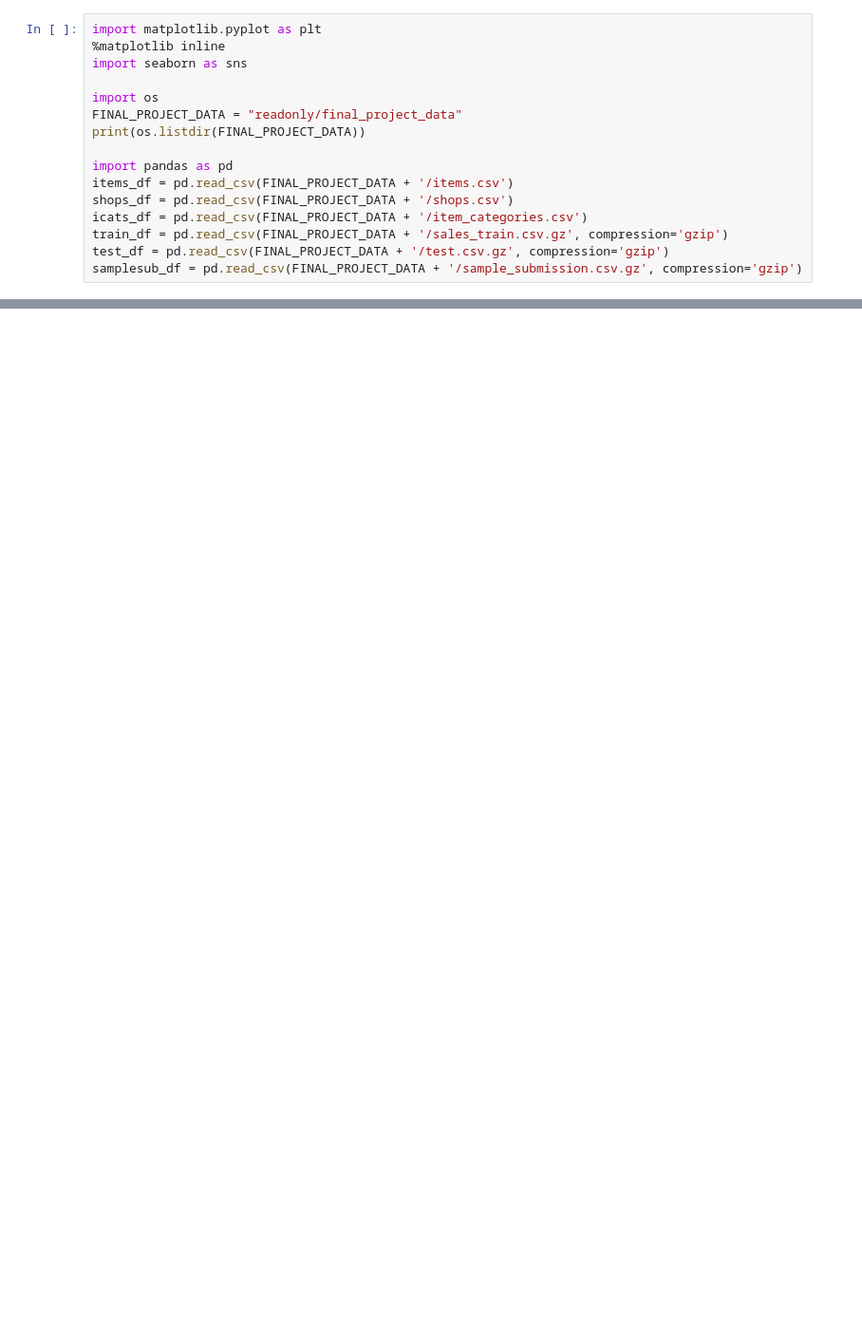
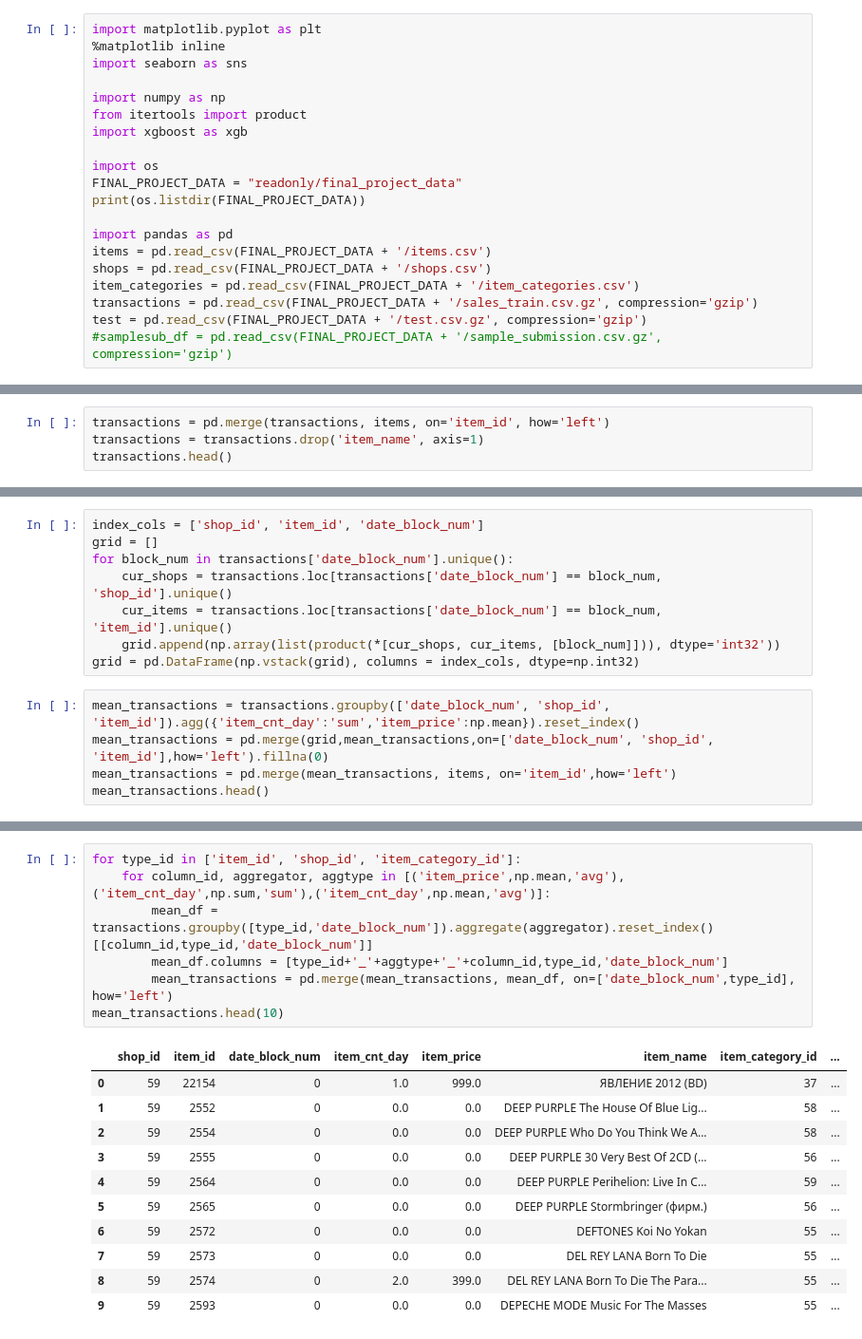
Before and after one commit to helloworld-2013/competitive-data-science, a Jupyter notebook: Final Project.ipynb, the cells around one changed output, grey strips where cells are left out. Shown: that part at 95% size. Drawn from its saved outputs; the diff is of its cells as text; blank space fills up the shorter version.

```diff
--- a/Final Project.ipynb
+++ b/Final Project.ipynb
@@ -2,16 +2,20 @@
 import matplotlib.pyplot as plt
 %matplotlib inline
 import seaborn as sns
+
+import numpy as np
+from itertools import product
+import xgboost as xgb
 
 import os
 FINAL_PROJECT_DATA = "readonly/final_project_data"
 print(os.listdir(FINAL_PROJECT_DATA))
 
 import pandas as pd
-items_df = pd.read_csv(FINAL_PROJECT_DATA + '/items.csv')
-shops_df = pd.read_csv(FINAL_PROJECT_DATA + '/shops.csv')
-icats_df = pd.read_csv(FINAL_PROJECT_DATA + '/item_categories.csv')
-train_df = pd.read_csv(FINAL_PROJECT_DATA + '/sales_train.csv.gz', compression='gzip')
-test_df = pd.read_csv(FINAL_PROJECT_DATA + '/test.csv.gz', compression='gzip')
-samplesub_df = pd.read_csv(FINAL_PROJECT_DATA + '/sample_submission.csv.gz', compression='gzip')
+items = pd.read_csv(FINAL_PROJECT_DATA + '/items.csv')
+shops = pd.read_csv(FINAL_PROJECT_DATA + '/shops.csv')
+item_categories = pd.read_csv(FINAL_PROJECT_DATA + '/item_categories.csv')
+transactions = pd.read_csv(FINAL_PROJECT_DATA + '/sales_train.csv.gz', compression='gzip')
+test = pd.read_csv(FINAL_PROJECT_DATA + '/test.csv.gz', compression='gzip')
+#samplesub_df = pd.read_csv(FINAL_PROJECT_DATA + '/sample_submission.csv.gz', compression='gzip')
 # %% [output]
@@ -166,0 +23,4 @@ Will train until valid-RMSE hasn't improved in 20 rounds.
+# %%
+transactions = pd.merge(transactions, items, on='item_id', how='left')
+transactions = transactions.drop('item_name', axis=1)
+transactions.head()
@@ -166,0 +34,13 @@ Will train until valid-RMSE hasn't improved in 20 rounds.
+# %%
+index_cols = ['shop_id', 'item_id', 'date_block_num']
+grid = []
+for block_num in transactions['date_block_num'].unique():
+    cur_shops = transactions.loc[transactions['date_block_num'] == block_num, 'shop_id'].unique()
+    cur_items = transactions.loc[transactions['date_block_num'] == block_num, 'item_id'].unique()
+    grid.append(np.array(list(product(*[cur_shops, cur_items, [block_num]])), dtype='int32'))
+grid = pd.DataFrame(np.vstack(grid), columns = index_cols, dtype=np.int32)
+# %%
+mean_transactions = transactions.groupby(['date_block_num', 'shop_id', 'item_id']).agg({'item_cnt_day':'sum','item_price':np.mean}).reset_index()
+mean_transactions = pd.merge(grid,mean_transactions,on=['date_block_num', 'shop_id', 'item_id'],how='left').fillna(0)
+mean_transactions = pd.merge(mean_transactions, items, on='item_id',how='left')
+mean_transactions.head()
@@ -166,0 +54,19 @@ Will train until valid-RMSE hasn't improved in 20 rounds.
+# %%
+for type_id in ['item_id', 'shop_id', 'item_category_id']:
+    for column_id, aggregator, aggtype in [('item_price',np.mean,'avg'),('item_cnt_day',np.sum,'sum'),('item_cnt_day',np.mean,'avg')]:
+        mean_df = transactions.groupby([type_id,'date_block_num']).aggregate(aggregator).reset_index()[[column_id,type_id,'date_block_num']]
+        mean_df.columns = [type_id+'_'+aggtype+'_'+column_id,type_id,'date_block_num']
+        mean_transactions = pd.merge(mean_transactions, mean_df, on=['date_block_num',type_id], how='left')
+mean_transactions.head(10)
+# %% [output]
+|  | shop_id | item_id | date_block_num | item_cnt_day | item_price | item_name | item_category_id | ... |
+| 0 | 59 | 22154 | 0 | 1.0 | 999.0 | ЯВЛЕНИЕ 2012 (BD) | 37 | ... |
+| 1 | 59 | 2552 | 0 | 0.0 | 0.0 | DEEP PURPLE The House Of Blue Lig... | 58 | ... |
+| 2 | 59 | 2554 | 0 | 0.0 | 0.0 | DEEP PURPLE Who Do You Think We A... | 58 | ... |
+| 3 | 59 | 2555 | 0 | 0.0 | 0.0 | DEEP PURPLE 30 Very Best Of 2CD (... | 56 | ... |
+| 4 | 59 | 2564 | 0 | 0.0 | 0.0 | DEEP PURPLE Perihelion: Live In C... | 59 | ... |
+| 5 | 59 | 2565 | 0 | 0.0 | 0.0 | DEEP PURPLE Stormbringer (фирм.) | 56 | ... |
+| 6 | 59 | 2572 | 0 | 0.0 | 0.0 | DEFTONES Koi No Yokan | 55 | ... |
+| 7 | 59 | 2573 | 0 | 0.0 | 0.0 | DEL REY LANA Born To Die | 55 | ... |
+| 8 | 59 | 2574 | 0 | 2.0 | 399.0 | DEL REY LANA Born To Die The Para... | 55 | ... |
+| 9 | 59 | 2593 | 0 | 0.0 | 0.0 | DEPECHE MODE Music For The Masses | 55 | ... |
```
Also changed, not shown: parts of 24 cells of this notebook.
